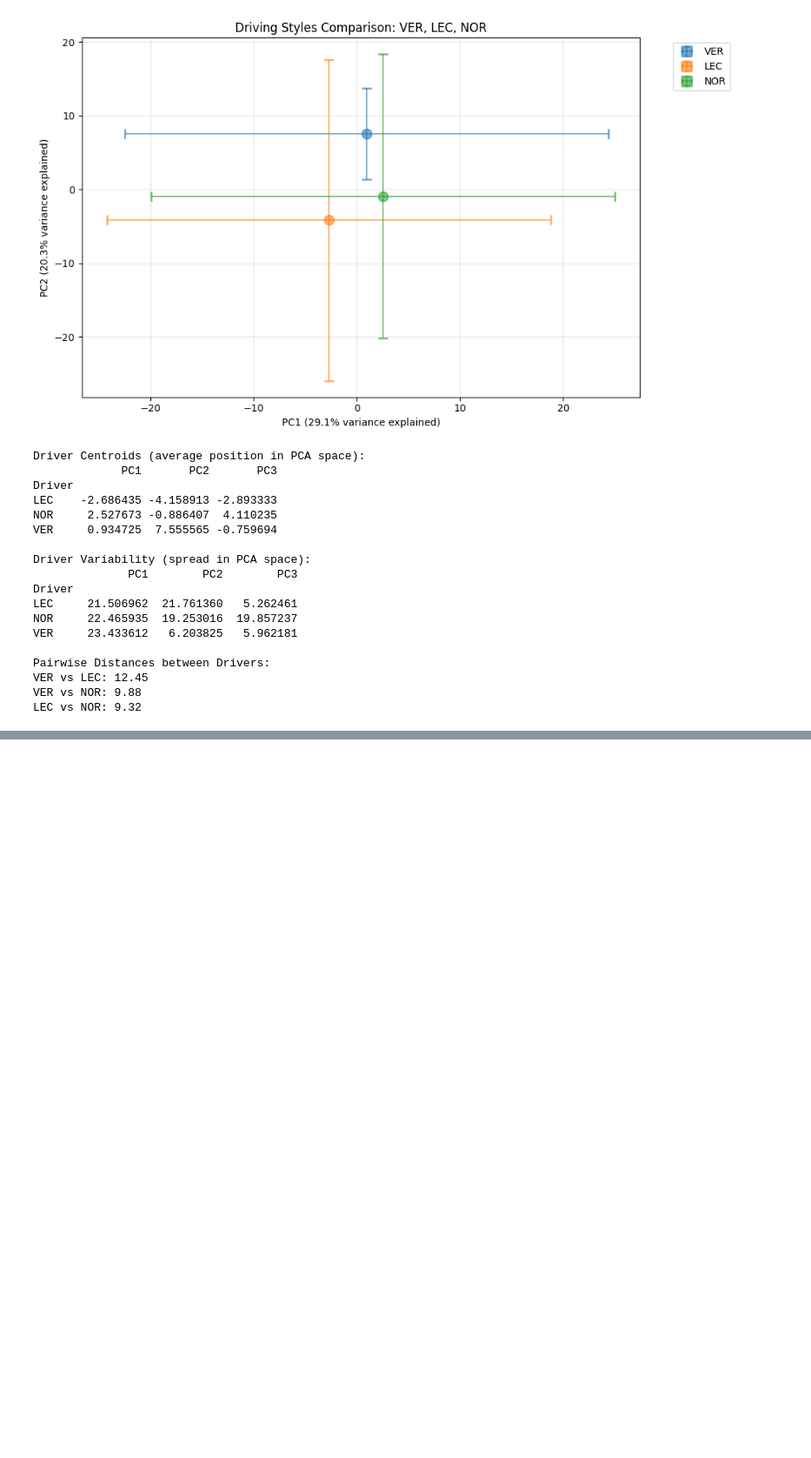
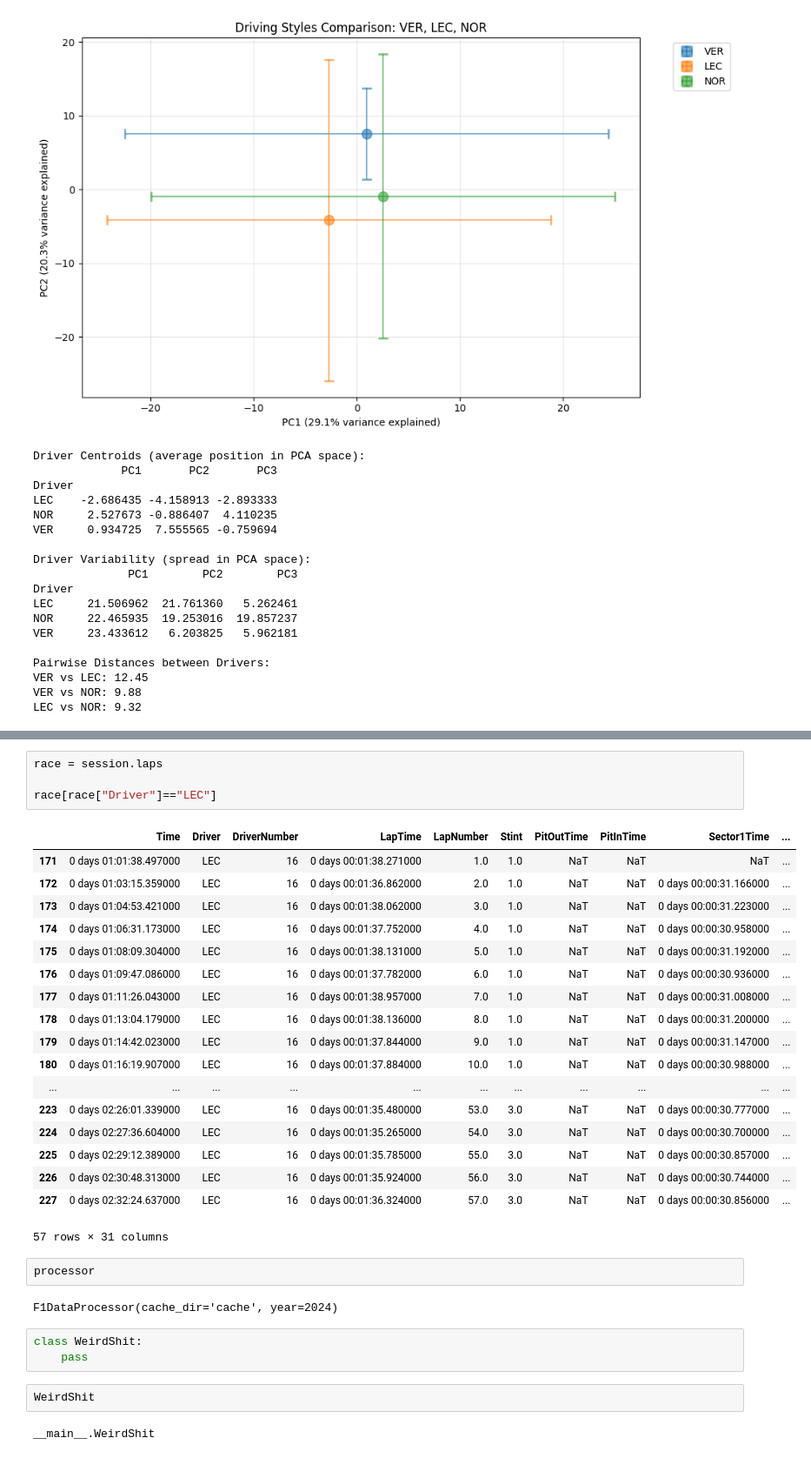
Before and after one commit to akatelync/f1-exploration, a Jupyter notebook: sample_notebook.ipynb, the cells around one changed output, grey strips where cells are left out. Shown at 87% size. Saved outputs shown, nothing was run; the diff lists cells and outputs as text; blank space fills up the shorter version.

```diff
--- a/sample_notebook.ipynb
+++ b/sample_notebook.ipynb
@@ -351,0 +368,34 @@ LEC vs NOR: 9.32
+# %%
+race = session.laps
+
+race[race["Driver"]=="LEC"]
+# %% [output]
+|  | Time | Driver | DriverNumber | LapTime | LapNumber | Stint | PitOutTime | PitInTime | Sector1Time | ... |
+| 171 | 0 days 01:01:38.497000 | LEC | 16 | 0 days 00:01:38.271000 | 1.0 | 1.0 | NaT | NaT | NaT | ... |
+| 172 | 0 days 01:03:15.359000 | LEC | 16 | 0 days 00:01:36.862000 | 2.0 | 1.0 | NaT | NaT | 0 days 00:00:31.166000 | ... |
+| 173 | 0 days 01:04:53.421000 | LEC | 16 | 0 days 00:01:38.062000 | 3.0 | 1.0 | NaT | NaT | 0 days 00:00:31.223000 | ... |
+| 174 | 0 days 01:06:31.173000 | LEC | 16 | 0 days 00:01:37.752000 | 4.0 | 1.0 | NaT | NaT | 0 days 00:00:30.958000 | ... |
+| 175 | 0 days 01:08:09.304000 | LEC | 16 | 0 days 00:01:38.131000 | 5.0 | 1.0 | NaT | NaT | 0 days 00:00:31.192000 | ... |
+| 176 | 0 days 01:09:47.086000 | LEC | 16 | 0 days 00:01:37.782000 | 6.0 | 1.0 | NaT | NaT | 0 days 00:00:30.936000 | ... |
+| 177 | 0 days 01:11:26.043000 | LEC | 16 | 0 days 00:01:38.957000 | 7.0 | 1.0 | NaT | NaT | 0 days 00:00:31.008000 | ... |
+| 178 | 0 days 01:13:04.179000 | LEC | 16 | 0 days 00:01:38.136000 | 8.0 | 1.0 | NaT | NaT | 0 days 00:00:31.200000 | ... |
+| 179 | 0 days 01:14:42.023000 | LEC | 16 | 0 days 00:01:37.844000 | 9.0 | 1.0 | NaT | NaT | 0 days 00:00:31.147000 | ... |
+| 180 | 0 days 01:16:19.907000 | LEC | 16 | 0 days 00:01:37.884000 | 10.0 | 1.0 | NaT | NaT | 0 days 00:00:30.988000 | ... |
+| ... | ... | ... | ... | ... | ... | ... | ... | ... | ... | ... |
+| 223 | 0 days 02:26:01.339000 | LEC | 16 | 0 days 00:01:35.480000 | 53.0 | 3.0 | NaT | NaT | 0 days 00:00:30.777000 | ... |
+| 224 | 0 days 02:27:36.604000 | LEC | 16 | 0 days 00:01:35.265000 | 54.0 | 3.0 | NaT | NaT | 0 days 00:00:30.700000 | ... |
+| 225 | 0 days 02:29:12.389000 | LEC | 16 | 0 days 00:01:35.785000 | 55.0 | 3.0 | NaT | NaT | 0 days 00:00:30.857000 | ... |
+| 226 | 0 days 02:30:48.313000 | LEC | 16 | 0 days 00:01:35.924000 | 56.0 | 3.0 | NaT | NaT | 0 days 00:00:30.744000 | ... |
+| 227 | 0 days 02:32:24.637000 | LEC | 16 | 0 days 00:01:36.324000 | 57.0 | 3.0 | NaT | NaT | 0 days 00:00:30.856000 | ... |
+57 rows × 31 columns
+# %%
+processor
+# %% [output]
+F1DataProcessor(cache_dir='cache', year=2024)
+# %%
+class WeirdShit:
+    pass
+# %%
+WeirdShit
+# %% [output]
+__main__.WeirdShit
```
Also changed, not shown: parts of 9 cells of this notebook, 3 other files.
